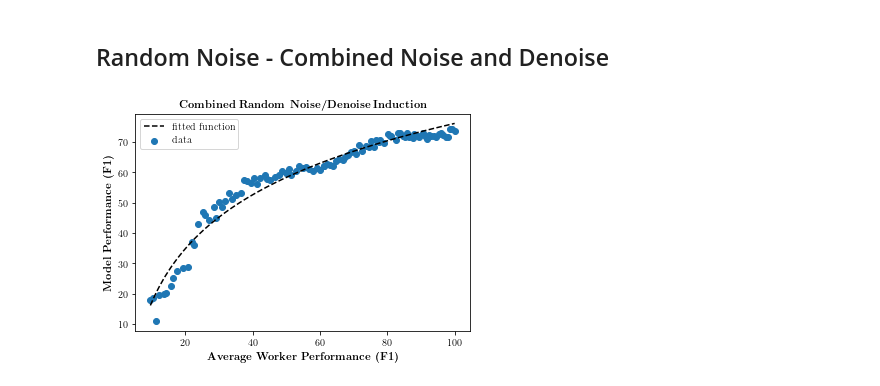
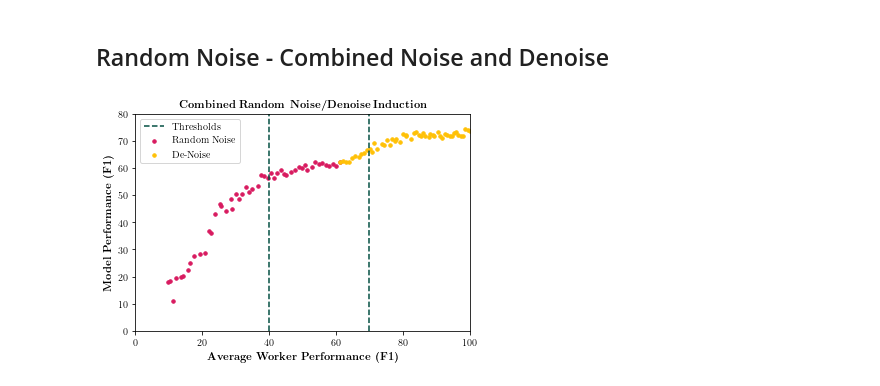
Before and after one commit to acp19tag/conll_noise_induction, a Jupyter notebook: charts and plots.ipynb, the cells around one changed output. Cells and saved outputs as stored; diff of their text form; code cells hidden in the pictures.

```diff
--- a/charts and plots.ipynb
+++ b/charts and plots.ipynb
@@ -262,18 +193,0 @@ y_fit = model(x_trans)
-# %%
-# use LaTeX fonts in the plot
-plt.rc('text', usetex=True)
-plt.rc('font', family='serif')
-
-f = plt.figure()
-
-x, y = reorder_for_plotting('worker_avg_f1', 'model_f1', data=denoise_df)
-plt.scatter(x, y, label = 'data')
-plt.plot(x, y_fit, "k--", label='fitted function')
-plt.legend(loc='best')
-plt.xlabel(r'\textbf{Average Worker Performance (F1)}', fontsize = 11)
-plt.ylabel(r'\textbf{Model Performance (F1)}', fontsize = 11)
-plt.title(r'\textbf{De-Noise Induction}', fontsize = 11)
-plt.show()
-
-# save as pdf
-f.savefig("de_noise.pdf", bbox_inches='tight')
@@ -300,20 +199,33 @@ y_fit = model(x_trans)
 # %%
+# this time plot separately on same graph
+
 # use LaTeX fonts in the plot
 plt.rc('text', usetex=True)
 plt.rc('font', family='serif')
 
 f = plt.figure()
 
-x, y = reorder_for_plotting('worker_avg_f1', 'model_f1', data=random_noise_combined_df)
-plt.scatter(x, y, label = 'data')
-plt.plot(x, y_fit, "k--", label='fitted function')
+# random noise
+x, y = reorder_for_plotting('worker_avg_f1', 'model_f1', data=random_noise_df)
+plt.scatter(x, y, label = 'Random Noise', color = colour_dict[1], s = 12)
+
+# denoise
+x, y = reorder_for_plotting('worker_avg_f1', 'model_f1', data=denoise_df)
+plt.scatter(x, y, label = 'De-Noise', color = colour_dict[3], s = 12)
+
+# add thresholds
+plt.axvline(x=40, linestyle='dashed', color=colour_dict[4], label = 'Thresholds')
+plt.axvline(x=70, linestyle='dashed', color=colour_dict[4])
+
+plt.xlim(0, 100)
+plt.ylim(0, 80)
 plt.legend(loc='best')
 plt.xlabel(r'\textbf{Average Worker Performance (F1)}', fontsize = 11)
 plt.ylabel(r'\textbf{Model Performance (F1)}', fontsize = 11)
 plt.title(r'\textbf{Combined Random Noise/Denoise Induction}', fontsize = 11)
 plt.show()
 
 # save as pdf
-f.savefig("random_noise_combined.pdf", bbox_inches='tight')
+f.savefig("figures/random_noise_combined.pdf", bbox_inches='tight')
 # %% [output]
-[figure, old version]
+[figure, new version]
```
Also changed, not shown: parts of 16 cells of this notebook, 24 other files.
